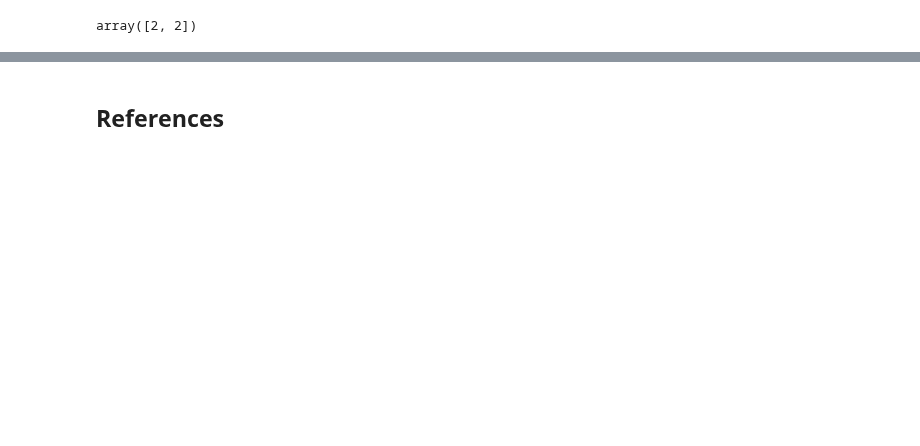
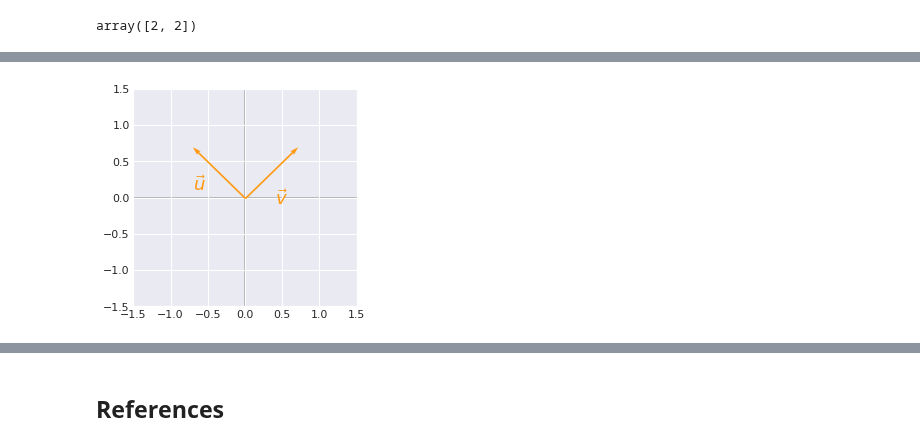
Before and after one commit to rahiakela/mathematics-for-machine-learning, a Jupyter notebook: deep-learning-book-maths/2_8_singular_value_decomposition.ipynb, the cells around one changed output, grey strips where cells are left out. Saved outputs shown, nothing was run; the diff lists cells and outputs as text; code cells hidden in the pictures; blank space fills up the shorter version.

```diff
--- a/deep-learning-book-maths/2_8_singular_value_decomposition.ipynb
+++ b/deep-learning-book-maths/2_8_singular_value_decomposition.ipynb
@@ -321,0 +444,14 @@ $$
+# %%
+u1 = [-np.sin(np.radians(45)), np.cos(np.radians(45))]
+v1 = [np.cos(np.radians(45)), np.sin(np.radians(45))]
+
+plot_vectors([u1, v1], cols=[orange, orange])
+
+plt.xlim(-1.5, 1.5)
+plt.ylim(-1.5, 1.5)
+
+plt.text(-0.7, 0.1, r'$\vec{u}$', color=orange, size=18)
+plt.text(0.4, -0.1, r'$\vec{v}$', color=orange, size=18)
+plt.show()
+# %% [output]
+[figure, added]
```
Also changed, not shown: parts of 102 cells of this notebook.
